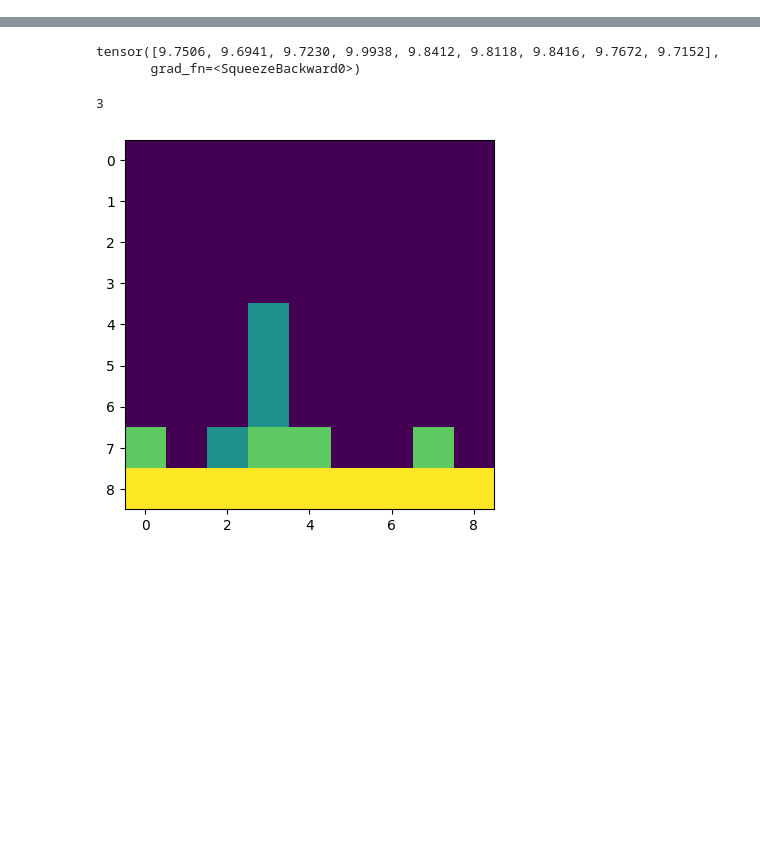
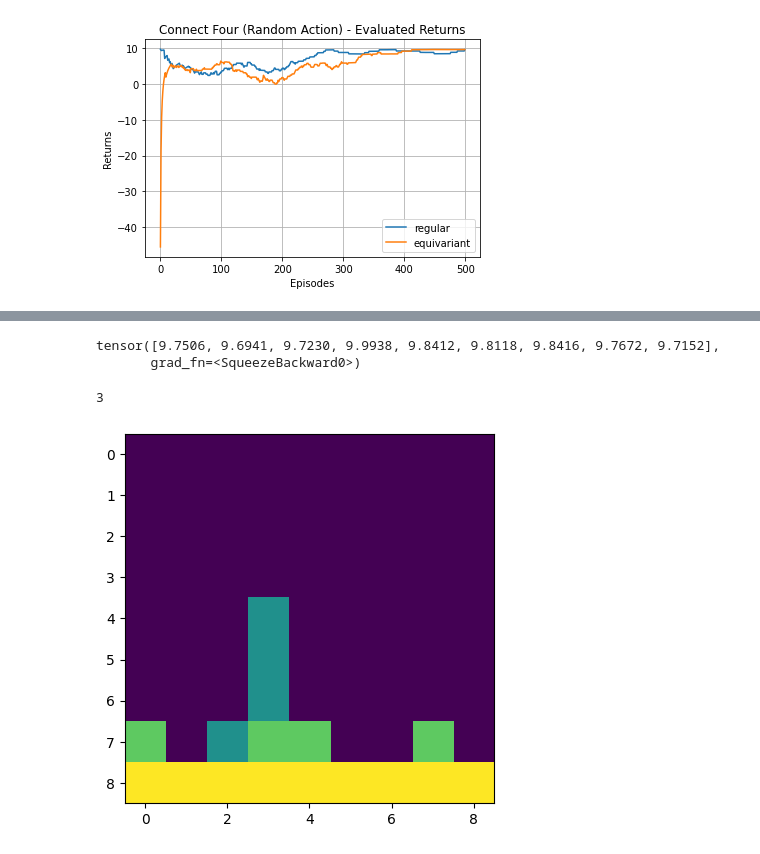
Before and after one commit to rachel-lim/cs5180, a Jupyter notebook: final_project/main_connectFour.ipynb, the cells around one changed output, grey strips where cells are left out. Cells and saved outputs as stored; diff of their text form; code cells hidden in the pictures; blank space fills up the shorter version.

```diff
--- a/final_project/main_connectFour.ipynb
+++ b/final_project/main_connectFour.ipynb
@@ -142,0 +306,22 @@ array([[0., 0., 0., ..., 0., 0., 0.],
+# %%
+with open("connect4_regular_run1.npy", "rb") as f:
+    evals_regular = np.load(f)
+    returns_regular = np.load(f)
+    losses_regular = np.load(f)
+
+with open("connectfour_equi_run1.npy", "rb") as f:
+    evals_equi = np.load(f)
+    returns_equi = np.load(f)
+    losses_equi = np.load(f)
+
+plt.plot(moving_average(evals))
+plt.plot(moving_average(evals_equi))
+# plt.plot(moving_average(returns_regular))
+# plt.plot(moving_average(returns_equi))
+plt.legend(["regular", "equivariant"])
+plt.xlabel("Episodes")
+plt.ylabel("Returns")
+plt.title("Connect Four (Random Action) - Evaluated Returns")
+plt.grid()
+# %% [output]
+[figure, added]
```
Also changed, not shown: parts of 14 cells of this notebook, 1 other file.
